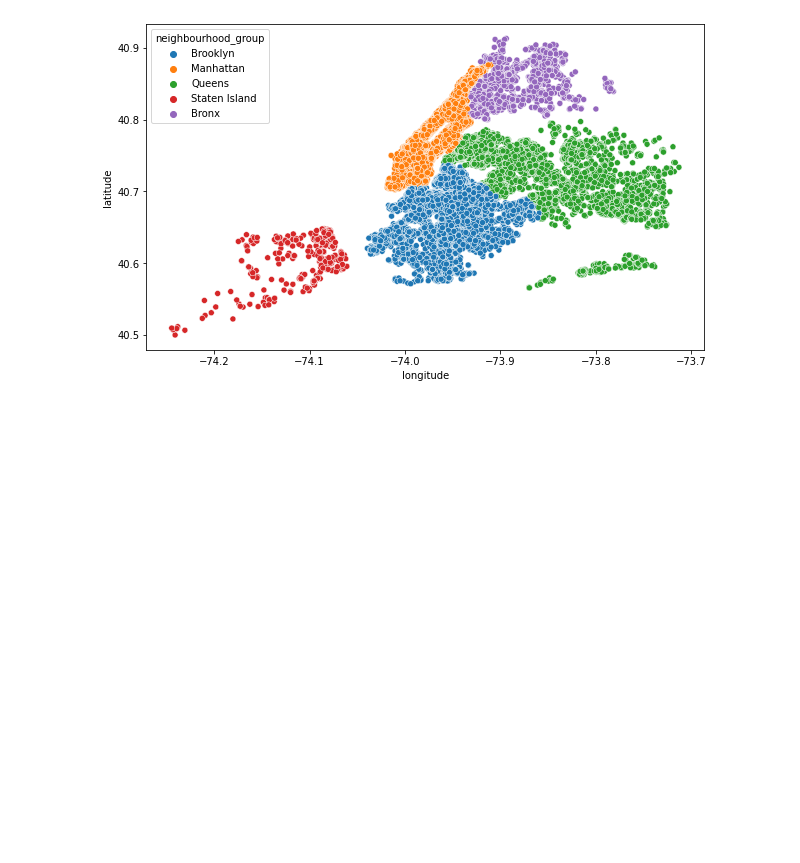
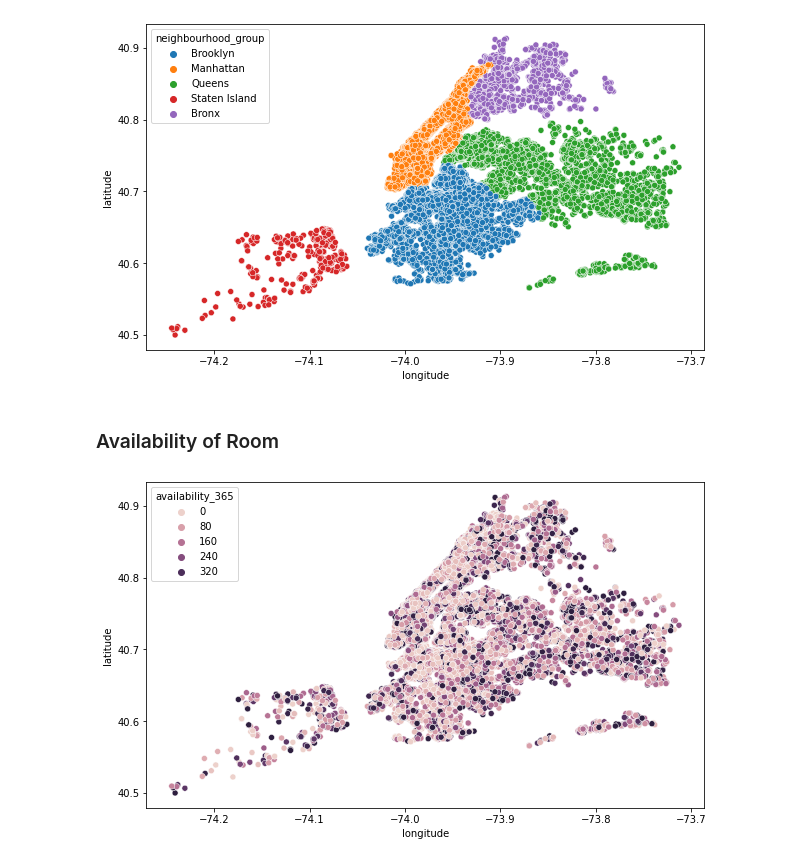
Before and after one commit to varshithkola/AIRBNB_ANALYSIS, a Jupyter notebook: Airbnb_Bookings_Analysis_Capstone_Project.ipynb, the cells around one changed output. Cells and saved outputs as stored; diff of their text form; code cells hidden in the pictures; blank space fills up the shorter version.

```diff
--- a/Airbnb_Bookings_Analysis_Capstone_Project.ipynb
+++ b/Airbnb_Bookings_Analysis_Capstone_Project.ipynb
@@ -207,3 +207,11 @@ sns.scatterplot(df.longitude,df.latitude,hue=df.neighbourhood_group)
 plt.ioff()
 # %% [output]
 [figure]
+# %% [markdown]
+### Availability of Room
+# %%
+plt.figure(figsize=(10,6))
+sns.scatterplot(df.longitude,df.latitude,hue=df.availability_365)
+plt.ioff()
+# %% [output]
+[figure, added]
```
